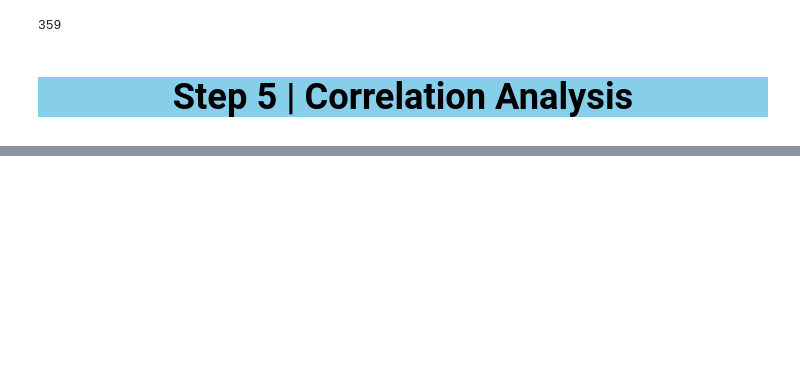
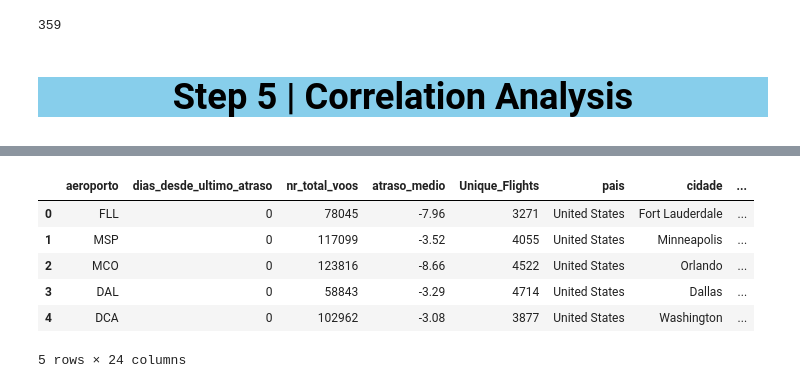
Before and after one commit to BrunoAfonso18/sdw, a Jupyter notebook: flights.ipynb, the cells around one changed output, grey strips where cells are left out. Saved outputs shown, nothing was run; the diff lists cells and outputs as text; code cells hidden in the pictures; blank space fills up the shorter version.

```diff
--- a/flights.ipynb
+++ b/flights.ipynb
@@ -850,0 +1052,35 @@ plt.show()
+# %%
+# Lista de colunas cíclicas
+cyclic_columns = ['aeroporto_origem_peak_day',
+                      'aeroporto_origem_peak_hour',
+                      'aeroporto_origem_peak_month',
+                      'aeroporto_destino_peak_day',
+                      'aeroporto_destino_peak_hour',
+                      'aeroporto_destino_peak_month']
+
+# Criar cópia do dataset
+airport_data_scaled = airport_data_cleaned.copy()
+
+cyclic_periods = {
+    'aeroporto_destino_peak_day': 7,
+    'aeroporto_destino_peak_month': 12,
+    'aeroporto_destino_peak_hour': 24,
+    'aeroporto_origem_peak_day': 7,
+    'aeroporto_origem_peak_month': 12,
+    'aeroporto_origem_peak_hour': 24
+}
+
+for col in cyclic_columns:
+    period = cyclic_periods[col]
+    airport_data_scaled[col] = np.sin(2 * np.pi * airport_data_scaled[col] / period)
+
+# Visualizar os primeiros resultados
+airport_data_scaled.head()
+# %% [output]
+|  | aeroporto | dias_desde_ultimo_atraso | nr_total_voos | atraso_medio | Unique_Flights | pais | cidade | ... |
+| 0 | FLL | 0 | 78045 | -7.96 | 3271 | United States | Fort Lauderdale | ... |
+| 1 | MSP | 0 | 117099 | -3.52 | 4055 | United States | Minneapolis | ... |
+| 2 | MCO | 0 | 123816 | -8.66 | 4522 | United States | Orlando | ... |
+| 3 | DAL | 0 | 58843 | -3.29 | 4714 | United States | Dallas | ... |
+| 4 | DCA | 0 | 102962 | -3.08 | 3877 | United States | Washington | ... |
+5 rows × 24 columns
```
Also changed, not shown: parts of 33 cells of this notebook.
